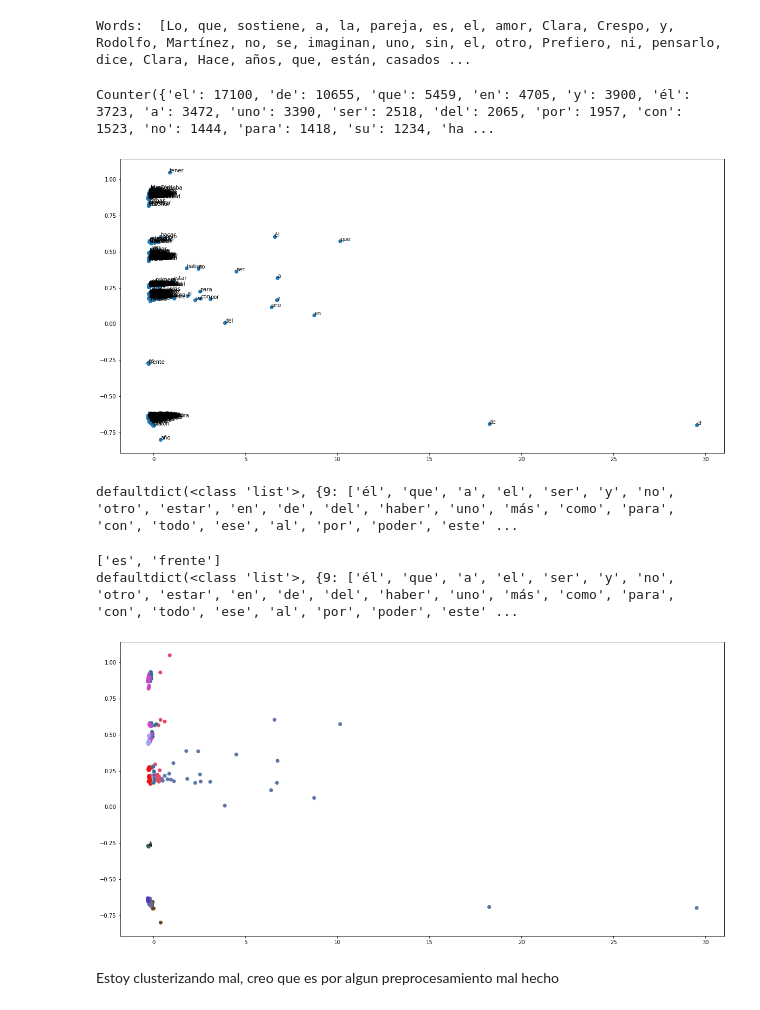
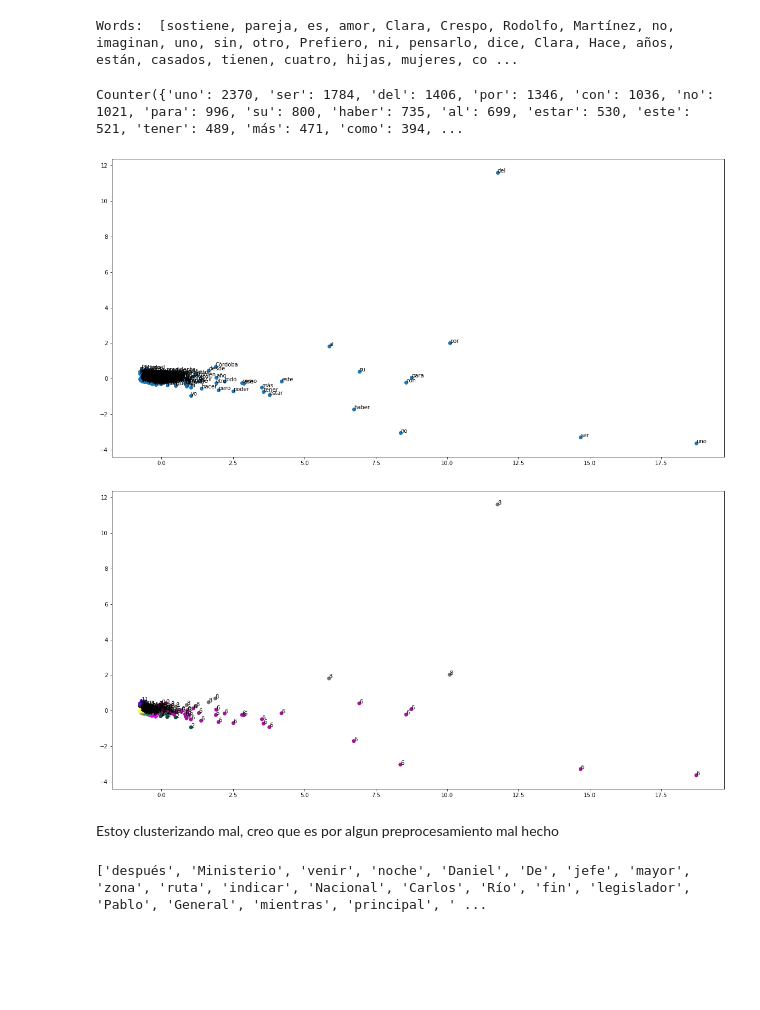
Before and after one commit to LeandroMAcosta/clustering_nlp, a Jupyter notebook: Clustering.ipynb, the cells around one changed output. Cells and saved outputs as stored; diff of their text form; code cells hidden in the pictures; blank space fills up the shorter version.

```diff
--- a/Clustering.ipynb
+++ b/Clustering.ipynb
@@ -23,19 +42,20 @@ import random
 ROOTCORPUS = "./corpus/"
 file_name = "lavoztextodump.txt"
 # MAX_LINES = 30000
-MAX_LINES = 1000000
+MAX_LINES = 700000
 NUMBER_OF_CLUSTERS = 6
 NUMBER_OF_ITERATIONS = 600
 THRESHOLD_WORD = 30
-THRESHOLD_CONTEXT = 15
+THRESHOLD_CONTEXT = 10
 THRESHOLD_VECTOR = 0.001
 CONTEXT_SIZE = 2
+ignored_words = ["el", "él", "que", "de", "en"]
 # %%
 filename_path = ROOTCORPUS + file_name
 text_file = open(filename_path, "r")
 corpus = text_file.read()
 text_file.close()
-nlp = spacy.load("es_core_news_md")
+nlp = spacy.load("es_core_news_lg")
 doc = nlp(corpus[:MAX_LINES])
 # %%
 sents = [sent for sent in doc.sents if len(sent) > 5]
@@ -44,7 +64,7 @@ words = []
 words_lemma = []
 for sent in sents:
     for word in sent:
-        if word.is_alpha:
+        if word.is_alpha and word.lemma_ not in ignored_words and len(word.lemma_) > 1:
             words.append(word)
             words_lemma.append(word.lemma_)
 
@@ -63,15 +83,13 @@ def build_features(words, counts_lemma):
         dep = "DEP__" + word.dep_
         features[lemma_str][dep] += 1
 
-        features[lemma_str]['word'] = word.text
         features[lemma_str]['pos'] = word.pos_
         features[lemma_str]['lemma'] = word.lemma_
         features[lemma_str]['is_lower'] = word.is_lower
 
-        context_left = words[max(i - 2, 0): i]
-        context_right = words[i + 1 : min(len(words), i+3)]
+        context_left = words[max(i - CONTEXT_SIZE, 0): i]
+        context_right = words[i + 1 : min(len(words), i+1+CONTEXT_SIZE)]
         context = context_left + context_right
-
         for c_word in context:
             c_lemma = c_word.lemma_
             if c_word.is_alpha and counts_lemma[c_lemma] > THRESHOLD_CONTEXT:
@@ -83,7 +101,6 @@ def build_features(words, counts_lemma):
     keys = list(features.keys())
     features_arr = [dict(features[key]) for key in keys]
 
-    # features_arr = list(map(lambda default_dic: dict(default_dic), features_arr))
     return keys, features_arr
 # %%
 def vectorizer(features):
@@ -118,11 +135,11 @@ keys, features = build_features(words, counts_lemma)
 print("Keys: ", keys)
 print("Features: ", features)
 # %% [output]
-Words:  [Lo, que, sostiene, a, la, pareja, es, el, amor, Clara, Crespo, y, Rodolfo, Martínez, no, se, imaginan, uno, sin, el, otro, Prefiero, ni, pensarlo, dice, Clara, Hace, años, que, están, casados ...
+Words:  [sostiene, pareja, es, amor, Clara, Crespo, Rodolfo, Martínez, no, imaginan, uno, sin, otro, Prefiero, ni, pensarlo, dice, Clara, Hace, años, están, casados, tienen, cuatro, hijas, mujeres, co ...
 # %%
 print(counts_lemma)
 # %% [output]
-Counter({'el': 17100, 'de': 10655, 'que': 5459, 'en': 4705, 'y': 3900, 'él': 3723, 'a': 3472, 'uno': 3390, 'ser': 2518, 'del': 2065, 'por': 1957, 'con': 1523, 'no': 1444, 'para': 1418, 'su': 1234, 'ha ...
+Counter({'uno': 2370, 'ser': 1784, 'del': 1406, 'por': 1346, 'con': 1036, 'no': 1021, 'para': 996, 'su': 800, 'haber': 735, 'al': 699, 'estar': 530, 'este': 521, 'tener': 489, 'más': 471, 'como': 394, ...
 # %%
 vectors_matrix = vectorizer(features)
 normalized_matrix = normalize_matrix(vectors_matrix)
@@ -137,31 +154,31 @@ ax.scatter(x_axis, y_axis)
 for i, key in enumerate(keys):
     ax.annotate(key, (x_axis[i], y_axis[i]))
 # %% [output]
-[figure, old version]
+[figure, new version]
 # %%
 # kmeans, v_labels = clustering(vectors_matrix)
 v_labels = clustering_2(10, vectors_matrix_2d)
-print(clusters)
-# %% [output]
-defaultdict(<class 'list'>, {9: ['él', 'que', 'a', 'el', 'ser', 'y', 'no', 'otro', 'estar', 'en', 'de', 'del', 'haber', 'uno', 'más', 'como', 'para', 'con', 'todo', 'ese', 'al', 'por', 'poder', 'este' ...
 # %%
 set_labels = set(v_labels)
 colors = defaultdict(int)
 for label in set_labels:
     colors[label] = "#" + "".join([random.choice('0123456789ABCDEF') for _ in range(6)])
 
 x_axis = [point[0] for point in vectors_matrix_2d]
 y_axis = [point[1] for point in vectors_matrix_2d]
 
 fig, ax = plt.subplots(figsize=(20,10))
 ax.scatter(x_axis, y_axis, c=[colors[label] for label in v_labels])
 
 clusters = defaultdict(list)
 for i, label in enumerate(v_labels):
     clusters[label].append(keys[i])
+    ax.annotate(label, (x_axis[i], y_axis[i]))
 # %% [output]
-['es', 'frente']
-defaultdict(<class 'list'>, {9: ['él', 'que', 'a', 'el', 'ser', 'y', 'no', 'otro', 'estar', 'en', 'de', 'del', 'haber', 'uno', 'más', 'como', 'para', 'con', 'todo', 'ese', 'al', 'por', 'poder', 'este' ...
-[figure, old version]
+[figure, new version]
 # %% [markdown]
 Estoy clusterizando mal, creo que es por algun preprocesamiento mal hecho
+# %%
+print(clusters[3])
+# %% [output]
+['después', 'Ministerio', 'venir', 'noche', 'Daniel', 'De', 'jefe', 'mayor', 'zona', 'ruta', 'indicar', 'Nacional', 'Carlos', 'Río', 'fin', 'legislador', 'Pablo', 'General', 'mientras', 'principal', ' ...
```
Also changed, not shown: parts of 1 cell of this notebook.
